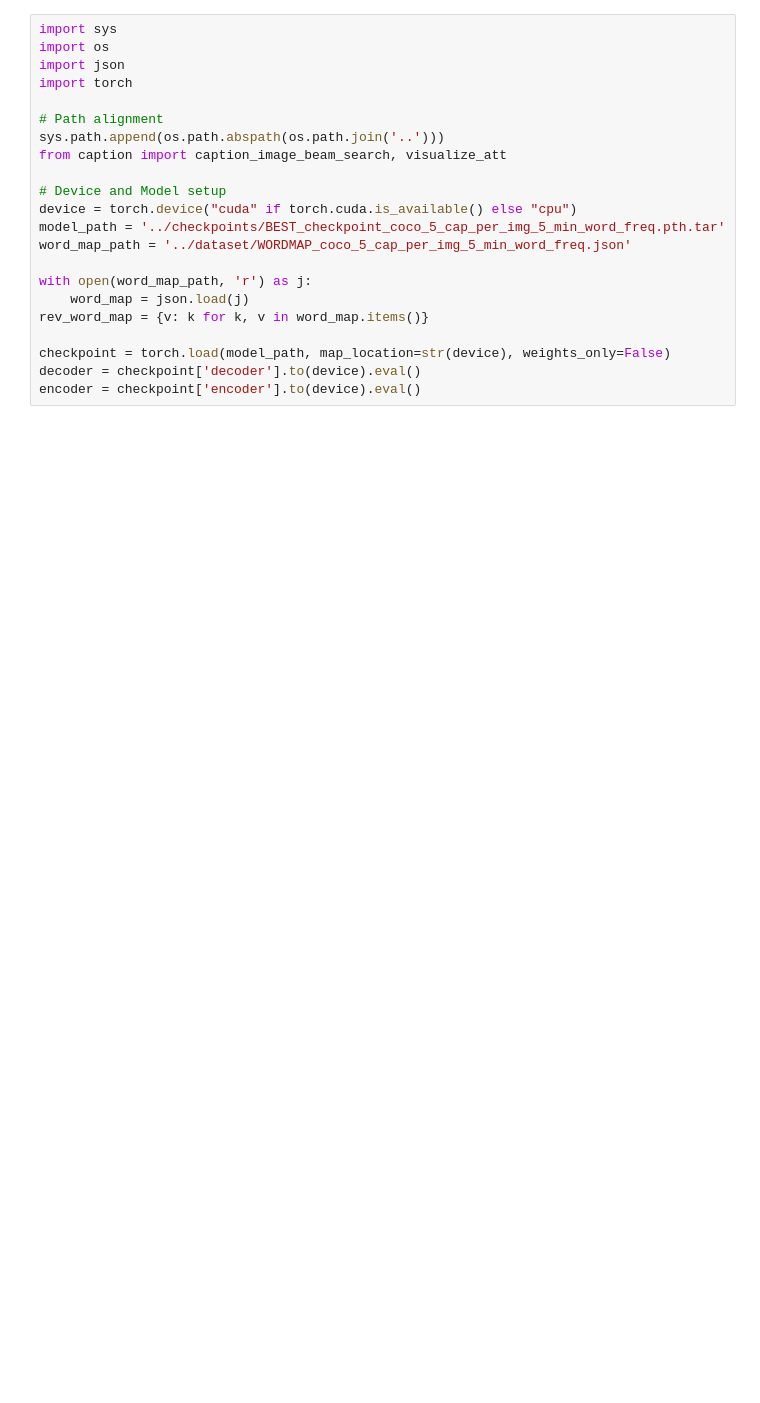
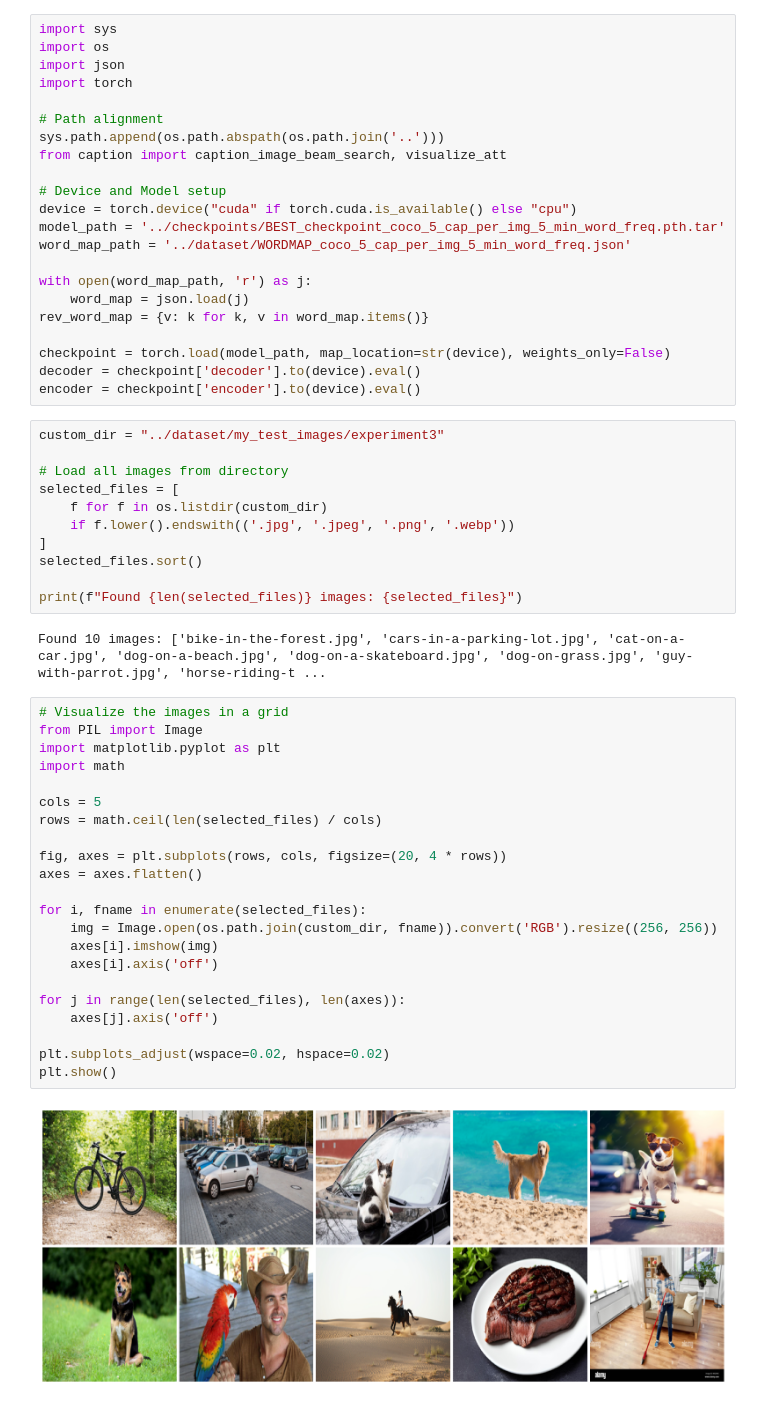
Before and after one commit to christopher-dabrowski/Show-and-Tell, a Jupyter notebook: eksperymenty/eksperyment-3.ipynb, the cells around one changed output. Drawn from its saved outputs; the diff is of its cells as text; blank space fills up the shorter version.

```diff
--- a/eksperymenty/eksperyment-3.ipynb
+++ b/eksperymenty/eksperyment-3.ipynb
@@ -20,3 +47,40 @@ rev_word_map = {v: k for k, v in word_map.items()}
 checkpoint = torch.load(model_path, map_location=str(device), weights_only=False)
 decoder = checkpoint['decoder'].to(device).eval()
 encoder = checkpoint['encoder'].to(device).eval()
+# %%
+custom_dir = "../dataset/my_test_images/experiment3"
+
+# Load all images from directory
+selected_files = [
+    f for f in os.listdir(custom_dir)
+    if f.lower().endswith(('.jpg', '.jpeg', '.png', '.webp'))
+]
+selected_files.sort()
+
+print(f"Found {len(selected_files)} images: {selected_files}")
+# %% [output]
+Found 10 images: ['bike-in-the-forest.jpg', 'cars-in-a-parking-lot.jpg', 'cat-on-a-car.jpg', 'dog-on-a-beach.jpg', 'dog-on-a-skateboard.jpg', 'dog-on-grass.jpg', 'guy-with-parrot.jpg', 'horse-riding-t ...
+# %%
+# Visualize the images in a grid
+from PIL import Image
+import matplotlib.pyplot as plt
+import math
+
+cols = 5
+rows = math.ceil(len(selected_files) / cols)
+
+fig, axes = plt.subplots(rows, cols, figsize=(20, 4 * rows))
+axes = axes.flatten()
+
+for i, fname in enumerate(selected_files):
+    img = Image.open(os.path.join(custom_dir, fname)).convert('RGB').resize((256, 256))
+    axes[i].imshow(img)
+    axes[i].axis('off')
+
+for j in range(len(selected_files), len(axes)):
+    axes[j].axis('off')
+
+plt.subplots_adjust(wspace=0.02, hspace=0.02)
+plt.show()
+# %% [output]
+[figure, added]
```
Also changed, not shown: parts of 4 cells of this notebook.
